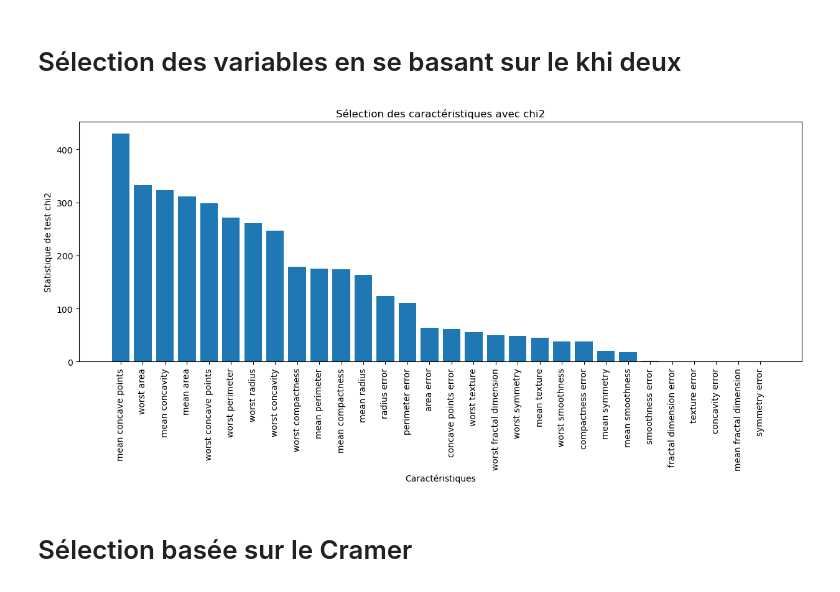
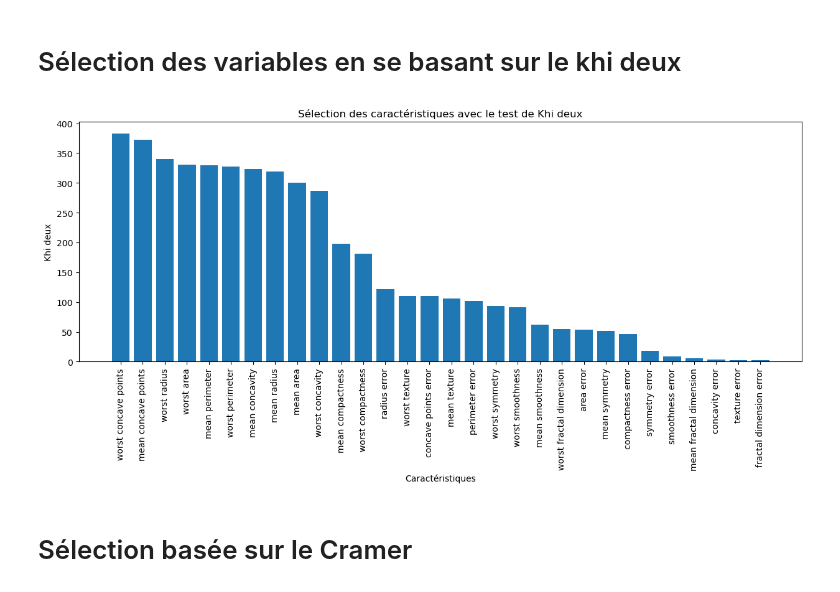
Before and after one commit to LeCoinStat/100JoursDeML, a Jupyter notebook: 04_Selection_Features/Selection_Features.ipynb, the cells around one changed output. Saved outputs shown, nothing was run; the diff lists cells and outputs as text; code cells hidden in the pictures.

Commit message:
updateselection
updateSelection

```diff
--- a/04_Selection_Features/Selection_Features.ipynb
+++ b/04_Selection_Features/Selection_Features.ipynb
@@ -135,0 +160,31 @@ print(table)
+# %%
+
+# Calculer la normalité et l'égalité des variances pour chaque variable
+normality_p_values = []
+equality_variances_p_values = []
+normality = []
+equality_variances = []
+alpha = 0.05
+
+for i, column in enumerate(data.feature_names):
+    w, p_w = shapiro(X[:, i])
+    levene_stat, levene_p = levene(X[y == 0][:, i], X[y == 1][:, i], center='mean')
+    normality_p_values.append(p_w)
+    equality_variances_p_values.append(levene_p)
+    normality.append(p_w > alpha)
+    equality_variances.append(levene_p > alpha)
+
+# Appliquer la fonction SelectKBest avec ANOVA pour sélectionner les k meilleures caractéristiques
+selector = SelectKBest(score_func=f_classif, k='all')
+X_new = selector.fit_transform(X, y)
+anova_scores = selector.scores_
+sorted_indices = np.argsort(anova_scores)[::-1]
+
+# Afficher les résultats sous forme de tableau
+table = pd.DataFrame({'Caractéristique': data.feature_names[sorted_indices],
+                      'Score ANOVA': anova_scores[sorted_indices],
+                      'Normalité (p-valeur)': np.array(normality_p_values)[sorted_indices],
+                      'Normalité': np.array(normality)[sorted_indices],
+                      'Égalité des variances (p-valeur)': np.array(equality_variances_p_values)[sorted_indices],
+                      'Égalité des variances': np.array(equality_variances)[sorted_indices]})
+print(table)
@@ -216,36 +313,34 @@ data[num_cols] = data[num_cols].astype(str)
 # %%
 import numpy as np
 import pandas as pd
 import matplotlib.pyplot as plt
 from sklearn.datasets import load_breast_cancer
 from sklearn.feature_selection import SelectKBest, chi2
 from sklearn.preprocessing import KBinsDiscretizer
-
+from scipy.stats import chi2_contingency
 # Charger la base de données Breast Cancer
 data = load_breast_cancer()
 X, y = data.data, data.target
 columns = data.feature_names
 
 # Discrétiser les colonnes
 discretizer = KBinsDiscretizer(n_bins=5, encode='ordinal', strategy='uniform')
 X_discrete = discretizer.fit_transform(X)
 
-# Appliquer la fonction SelectKBest avec chi2 pour sélectionner les k meilleures caractéristiques
-selector = SelectKBest(score_func=chi2, k='all')
-X_new = selector.fit_transform(X_discrete, y)
-chi2_scores = selector.scores_
+# Calculer les scores de Khi deux pour chaque caractéristique
+chi2_scores = np.array([chi2_contingency(pd.crosstab(X_discrete[:, i], y))[0] for i in range(X_discrete.shape[1])])
 sorted_indices = np.argsort(chi2_scores)[::-1]
 
-# Afficher la courbe des scores chi2
+# Afficher la courbe des scores de Khi deux
 plt.figure(figsize=(15, 5))
 plt.bar(x=columns[sorted_indices], height=chi2_scores[sorted_indices])
 plt.xticks(rotation=90)
 plt.xlabel('Caractéristiques')
-plt.ylabel('Statistique de test chi2')
-plt.title('Sélection des caractéristiques avec chi2')
+plt.ylabel("Khi deux")
+plt.title('Sélection des caractéristiques avec le test de Khi deux')
 plt.show()
 # %% [output]
-[figure, old version]
+[figure, new version]
 # %% [markdown]
 # Sélection basée sur le Cramer
 # %%
```
Also changed, not shown: parts of 9 cells of this notebook.
